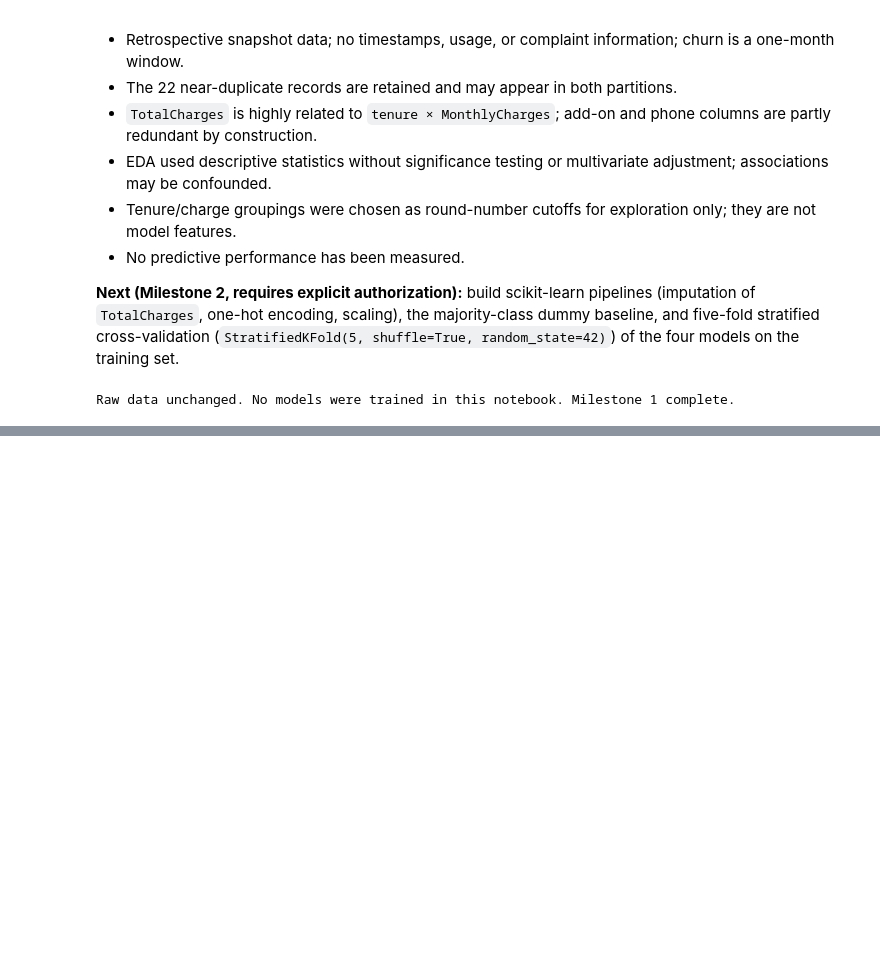
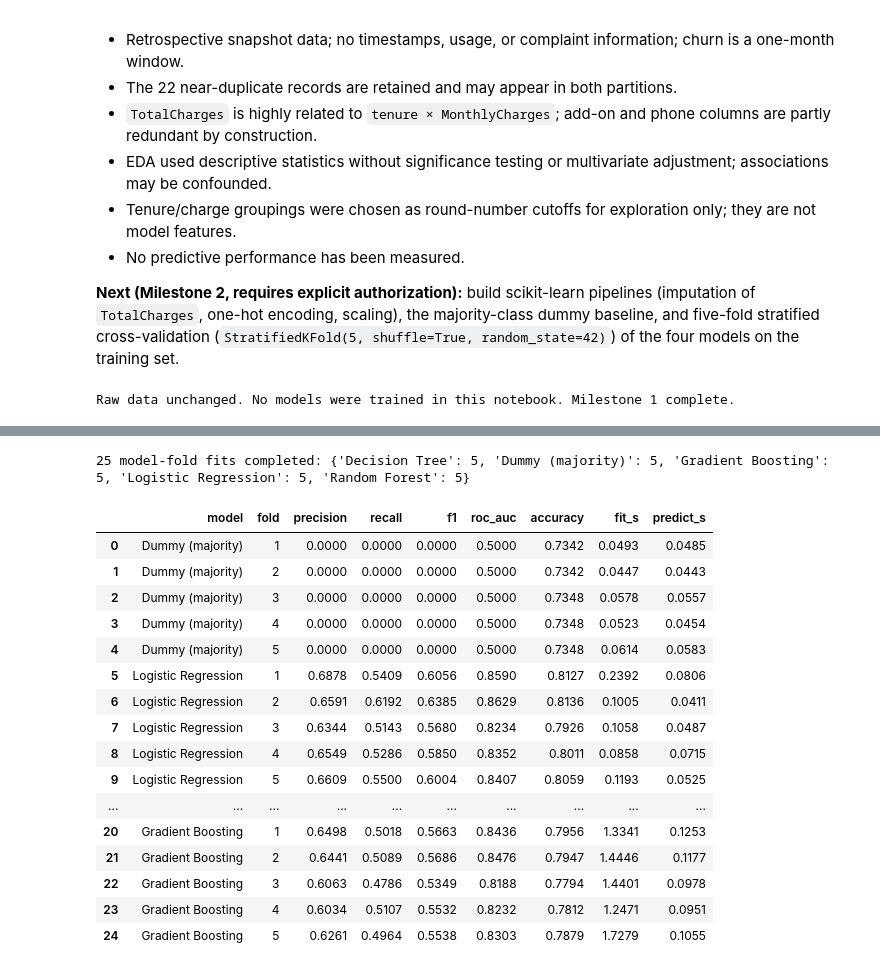
Before and after one commit to sakethm2023-afk/telecom-churn-prediction, a Jupyter notebook: notebooks/telecom_churn_analysis.ipynb, the cells around one changed output, grey strips where cells are left out. Cells and saved outputs as stored; diff of their text form; code cells hidden in the pictures; blank space fills up the shorter version.

```diff
--- a/notebooks/telecom_churn_analysis.ipynb
+++ b/notebooks/telecom_churn_analysis.ipynb
@@ -749,0 +842,14 @@ Raw data unchanged. No models were trained in this notebook. Milestone 1 complet
+# %%
+MODELS = {
+    "Dummy (majority)": DummyClassifier(strategy="most_frequent", random_state=SEED),
+    "Logistic Regression": LogisticRegression(solver="lbfgs", C=1.0, max_iter=1000, random_state=SEED),
+    "Decision Tree": DecisionTreeClassifier(random_state=SEED),
+    "Random Forest": RandomForestClassifier(n_estimators=300, random_state=SEED, n_jobs=-1),
+    "Gradient Boosting": HistGradientBoostingClassifier(random_state=SEED),
+}
+PIPELINES = {name: Pipeline([("prep", make_preprocessor()), ("model", est)]) for name, est in MODELS.items()}
+for name, pipe in PIPELINES.items():
+    p = pipe.named_steps["model"].get_params()
+    keep = {k: p[k] for k in ("strategy", "solver", "C", "max_iter", "n_estimators", "learning_rate", "class_weight",
+                              "max_depth", "random_state") if k in p}
+    print(f"{name:20s}", keep)
@@ -749,0 +868,44 @@ Raw data unchanged. No models were trained in this notebook. Milestone 1 complet
+# %%
+cv = StratifiedKFold(n_splits=5, shuffle=True, random_state=SEED)
+FOLDS = list(cv.split(X_train, y_train))          # positional indices into X_train / y_train; reused for every model
+
+rows, fitted = [], {name: [] for name in PIPELINES}
+for name, pipe in PIPELINES.items():
+    for k, (tr, va) in enumerate(FOLDS, start=1):
+        m = clone(pipe)                                # unfitted copy: nothing carries over between folds
+        Xtr, ytr, Xva, yva = X_train.iloc[tr], y_train.iloc[tr], X_train.iloc[va], y_train.iloc[va]
+        t0 = perf_counter(); m.fit(Xtr, ytr); fit_s = perf_counter() - t0
+        t0 = perf_counter(); proba = m.predict_proba(Xva)[:, 1]; pred = m.predict(Xva); pred_s = perf_counter() - t0
+        assert list(m.classes_) == [0, 1]              # column 1 of predict_proba is churn
+        rows.append({
+            "model": name, "fold": k,
+            "precision": precision_score(yva, pred, pos_label=1, zero_division=0),
+            "recall": recall_score(yva, pred, pos_label=1, zero_division=0),
+            "f1": f1_score(yva, pred, pos_label=1, zero_division=0),
+            "roc_auc": roc_auc_score(yva, proba),
+            "accuracy": accuracy_score(yva, pred),
+            "fit_s": fit_s, "predict_s": pred_s,
+        })
+        fitted[name].append(m)
+fold_results = pd.DataFrame(rows)
+print(len(fold_results), "model-fold fits completed:", fold_results.groupby("model")["fold"].count().to_dict())
+fold_results.round(4)
+# %% [output]
+25 model-fold fits completed: {'Decision Tree': 5, 'Dummy (majority)': 5, 'Gradient Boosting': 5, 'Logistic Regression': 5, 'Random Forest': 5}
+|  | model | fold | precision | recall | f1 | roc_auc | accuracy | fit_s | predict_s |
+| 0 | Dummy (majority) | 1 | 0.0000 | 0.0000 | 0.0000 | 0.5000 | 0.7342 | 0.0493 | 0.0485 |
+| 1 | Dummy (majority) | 2 | 0.0000 | 0.0000 | 0.0000 | 0.5000 | 0.7342 | 0.0447 | 0.0443 |
+| 2 | Dummy (majority) | 3 | 0.0000 | 0.0000 | 0.0000 | 0.5000 | 0.7348 | 0.0578 | 0.0557 |
+| 3 | Dummy (majority) | 4 | 0.0000 | 0.0000 | 0.0000 | 0.5000 | 0.7348 | 0.0523 | 0.0454 |
+| 4 | Dummy (majority) | 5 | 0.0000 | 0.0000 | 0.0000 | 0.5000 | 0.7348 | 0.0614 | 0.0583 |
+| 5 | Logistic Regression | 1 | 0.6878 | 0.5409 | 0.6056 | 0.8590 | 0.8127 | 0.2392 | 0.0806 |
+| 6 | Logistic Regression | 2 | 0.6591 | 0.6192 | 0.6385 | 0.8629 | 0.8136 | 0.1005 | 0.0411 |
+| 7 | Logistic Regression | 3 | 0.6344 | 0.5143 | 0.5680 | 0.8234 | 0.7926 | 0.1058 | 0.0487 |
+| 8 | Logistic Regression | 4 | 0.6549 | 0.5286 | 0.5850 | 0.8352 | 0.8011 | 0.0858 | 0.0715 |
+| 9 | Logistic Regression | 5 | 0.6609 | 0.5500 | 0.6004 | 0.8407 | 0.8059 | 0.1193 | 0.0525 |
+| ... | ... | ... | ... | ... | ... | ... | ... | ... | ... |
+| 20 | Gradient Boosting | 1 | 0.6498 | 0.5018 | 0.5663 | 0.8436 | 0.7956 | 1.3341 | 0.1253 |
+| 21 | Gradient Boosting | 2 | 0.6441 | 0.5089 | 0.5686 | 0.8476 | 0.7947 | 1.4446 | 0.1177 |
+| 22 | Gradient Boosting | 3 | 0.6063 | 0.4786 | 0.5349 | 0.8188 | 0.7794 | 1.4401 | 0.0978 |
+| 23 | Gradient Boosting | 4 | 0.6034 | 0.5107 | 0.5532 | 0.8232 | 0.7812 | 1.2471 | 0.0951 |
+| 24 | Gradient Boosting | 5 | 0.6261 | 0.4964 | 0.5538 | 0.8303 | 0.7879 | 1.7279 | 0.1055 |
```
Also changed, not shown: parts of 18 cells of this notebook, 2 other files.
